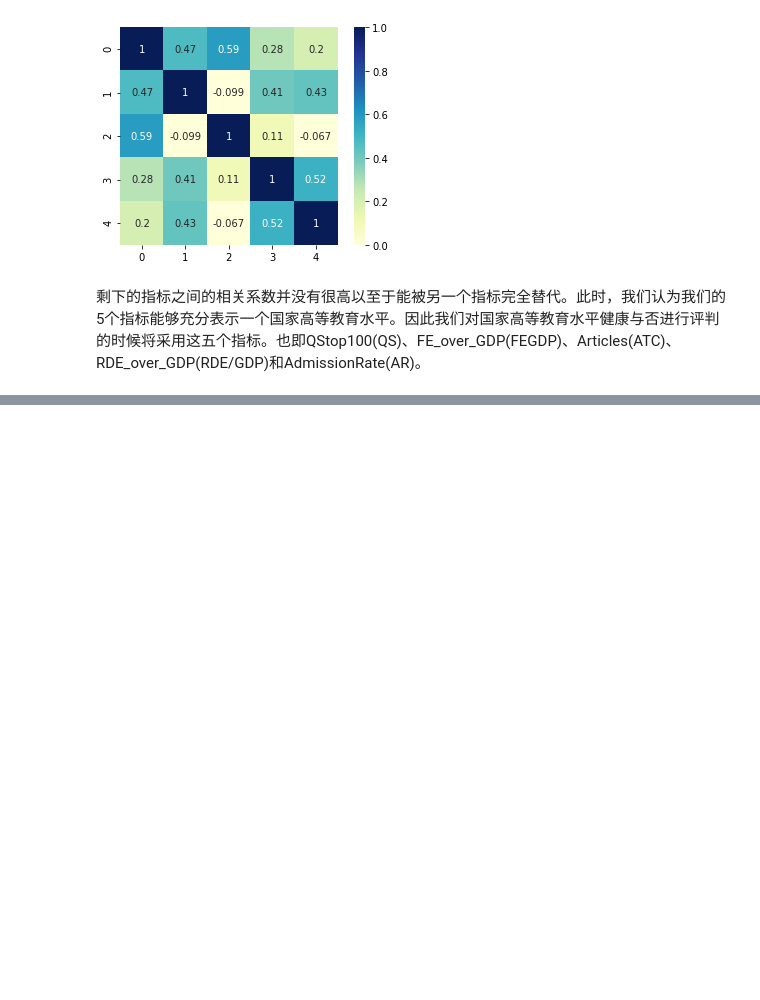
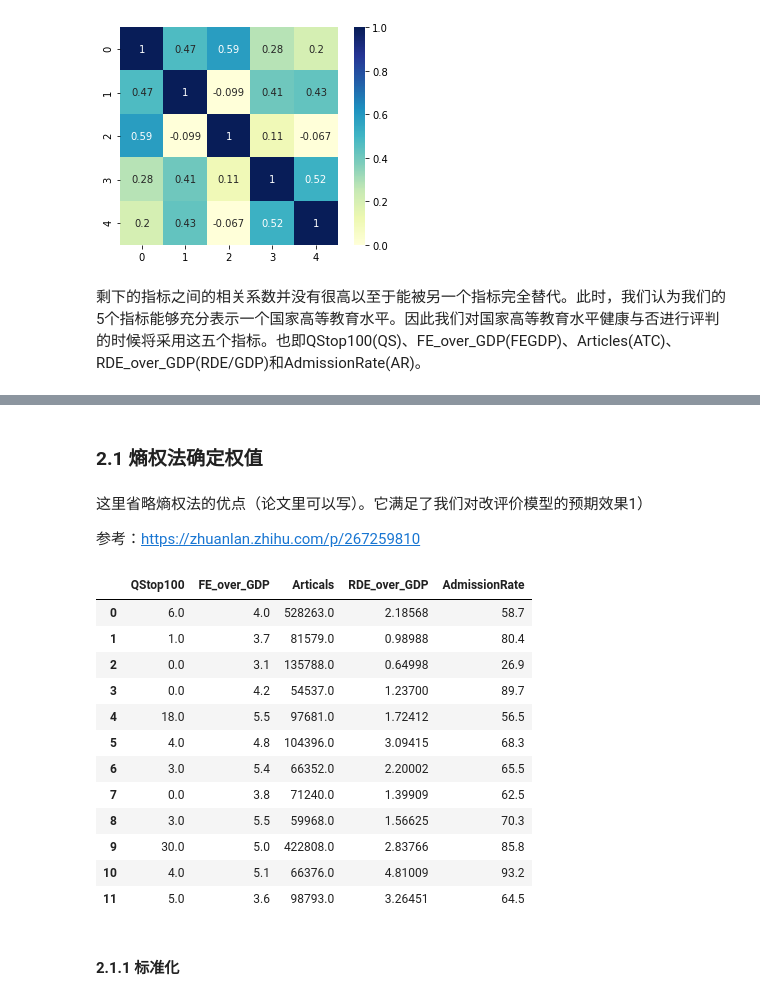
Before and after one commit to Lyman-Smoker/ICM_2021_F, a Jupyter notebook: 美赛F题.ipynb, the cells around one changed output, grey strips where cells are left out. Drawn from its saved outputs; the diff is of its cells as text; code cells hidden in the pictures; blank space fills up the shorter version.

```diff
--- a/美赛F题.ipynb
+++ b/美赛F题.ipynb
@@ -166,0 +178,23 @@ plt.show()
+# %% [markdown]
+### 2.1 熵权法确定权值
+# %% [markdown]
+这里省略熵权法的优点（论文里可以写）。它满足了我们对改评价模型的预期效果1）
+
+参考：https://zhuanlan.zhihu.com/p/267259810
+# %%
+# 先看一眼现在的数据
+global_data
+# %% [output]
+|  | QStop100 | FE_over_GDP | Articals | RDE_over_GDP | AdmissionRate |
+| 0 | 6.0 | 4.0 | 528263.0 | 2.18568 | 58.7 |
+| 1 | 1.0 | 3.7 | 81579.0 | 0.98988 | 80.4 |
+| 2 | 0.0 | 3.1 | 135788.0 | 0.64998 | 26.9 |
+| 3 | 0.0 | 4.2 | 54537.0 | 1.23700 | 89.7 |
+| 4 | 18.0 | 5.5 | 97681.0 | 1.72412 | 56.5 |
+| 5 | 4.0 | 4.8 | 104396.0 | 3.09415 | 68.3 |
+| 6 | 3.0 | 5.4 | 66352.0 | 2.20002 | 65.5 |
+| 7 | 0.0 | 3.8 | 71240.0 | 1.39909 | 62.5 |
+| 8 | 3.0 | 5.5 | 59968.0 | 1.56625 | 70.3 |
+| 9 | 30.0 | 5.0 | 422808.0 | 2.83766 | 85.8 |
+| 10 | 4.0 | 5.1 | 66376.0 | 4.81009 | 93.2 |
+| 11 | 5.0 | 3.6 | 98793.0 | 3.26451 | 64.5 |
@@ -166,0 +204,2 @@ plt.show()
+# %% [markdown]
+#### 2.1.1 标准化
```
Also changed, not shown: parts of 24 cells of this notebook.
